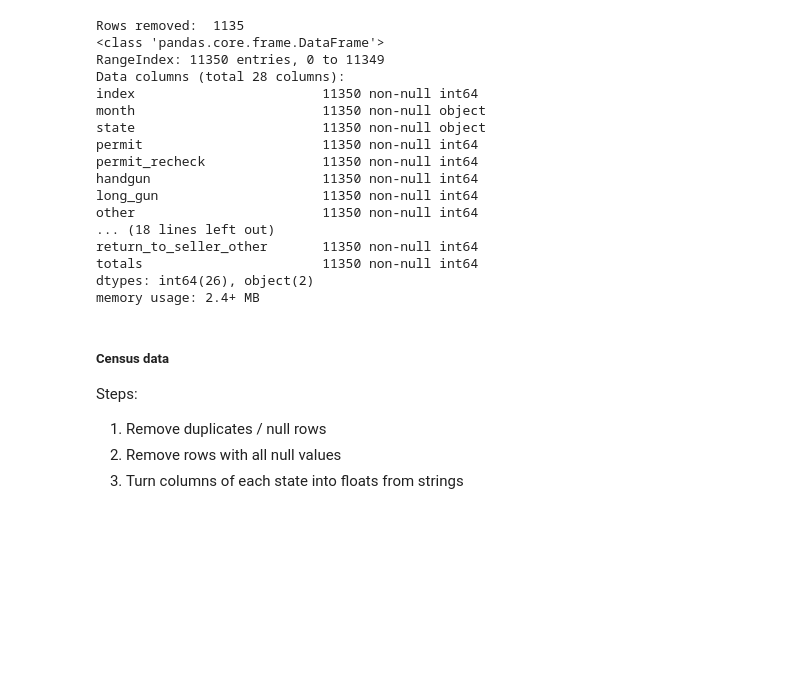
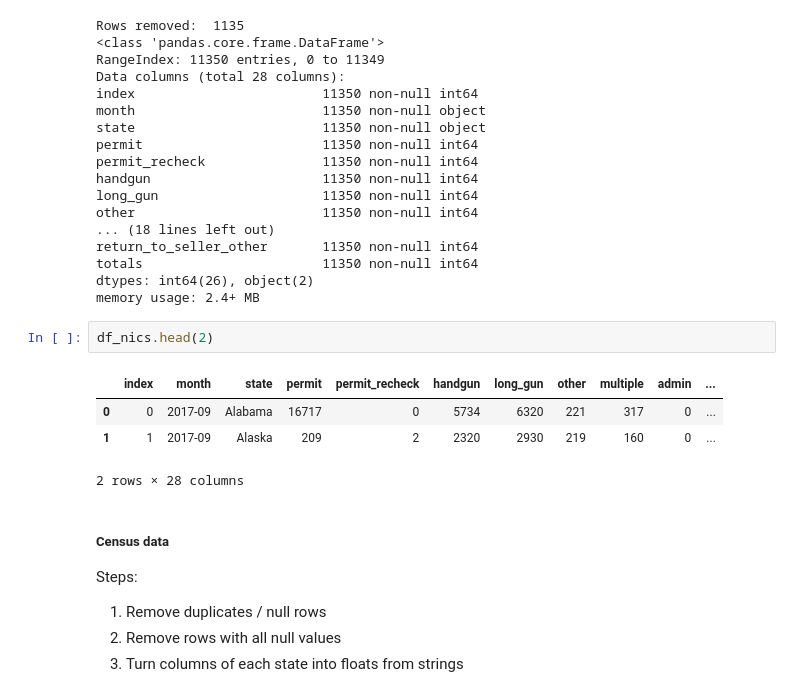
Before and after one commit to reidabook/Investigate_NICS_Data, a Jupyter notebook: investigate-a-dataset-template.ipynb, the cells around one changed output. Drawn from its saved outputs; the diff is of its cells as text; blank space fills up the shorter version.

```diff
--- a/investigate-a-dataset-template.ipynb
+++ b/investigate-a-dataset-template.ipynb
@@ -165,6 +165,13 @@ return_to_seller_other       11350 non-null int64
 totals                       11350 non-null int64
 dtypes: int64(26), object(2)
 memory usage: 2.4+ MB
+# %%
+df_nics.head(2)
+# %% [output]
+|  | index | month | state | permit | permit_recheck | handgun | long_gun | other | multiple | admin | ... |
+| 0 | 0 | 2017-09 | Alabama | 16717 | 0 | 5734 | 6320 | 221 | 317 | 0 | ... |
+| 1 | 1 | 2017-09 | Alaska | 209 | 2 | 2320 | 2930 | 219 | 160 | 0 | ... |
+2 rows × 28 columns
 # %% [markdown]
 ##### Census data
 Steps:
```
Also changed, not shown: parts of 6 cells of this notebook.
